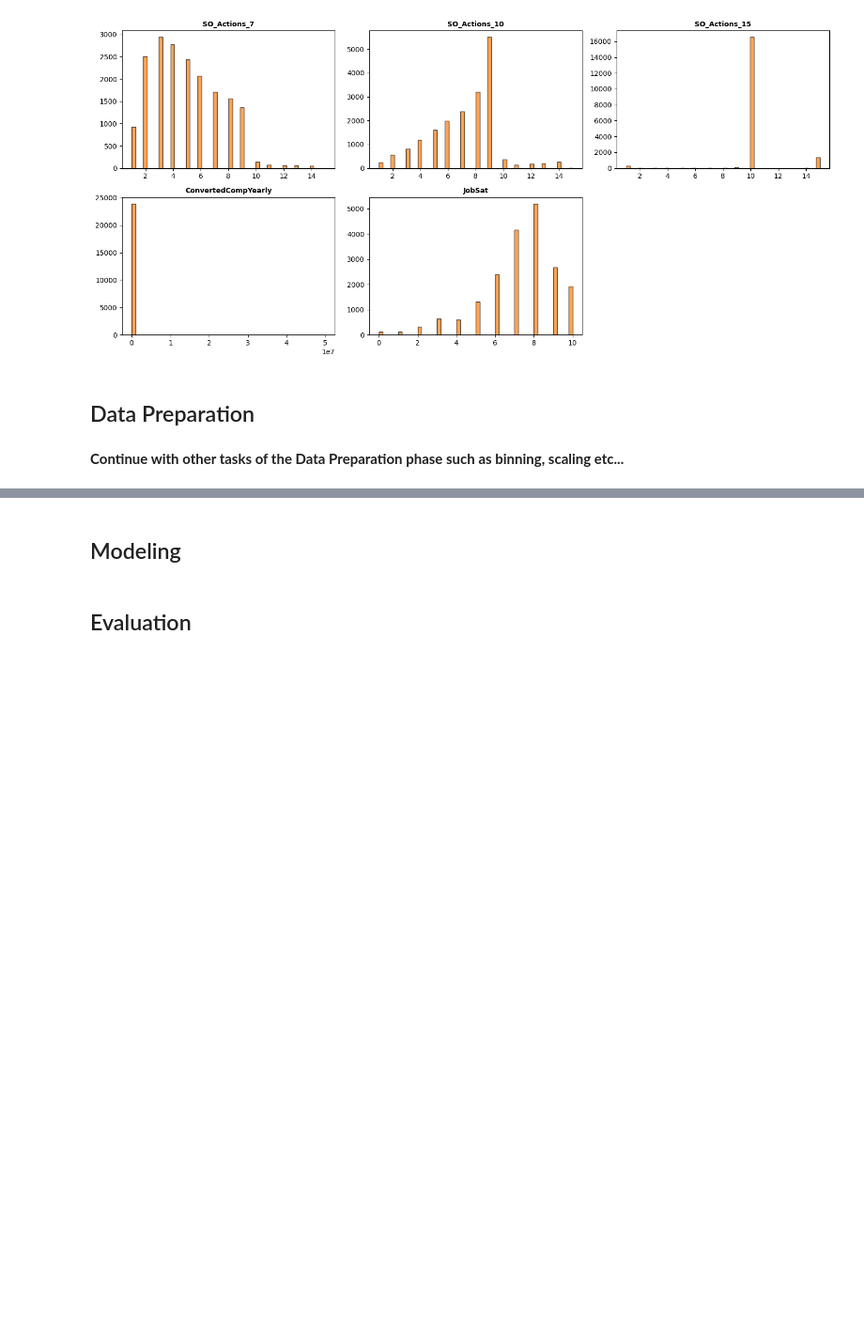
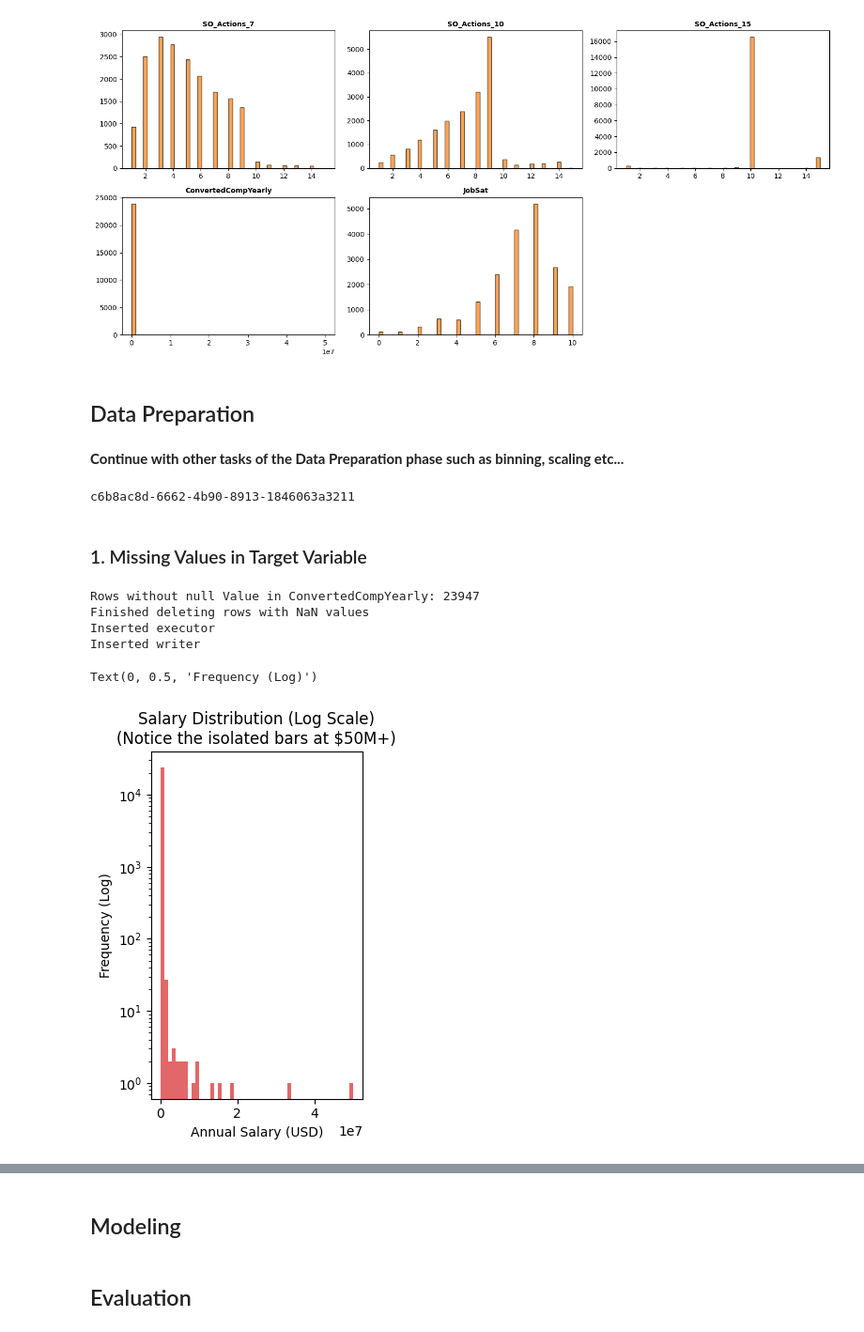
Before and after one commit to jonnyCap/BI---Data-Analytics, a Jupyter notebook: data-analytics-notebook.ipynb, the cells around one changed output, grey strips where cells are left out. Shown at 94% size. Drawn from its saved outputs; the diff is of its cells as text; code cells hidden in the pictures; blank space fills up the shorter version.

Commit message:
Did the first 2 tasks regarding data preparation

```diff
--- a/data-analytics-notebook.ipynb
+++ b/data-analytics-notebook.ipynb
@@ -1188,3 +1188,81 @@ handle_outliers_activity = [
 engine.insert(handle_outliers_activity, prefixes=prefixes)
 # %% [markdown]
 **Continue with other tasks of the Data Preparation phase such as binning, scaling etc...**
+# %%
+# This cell is used only for the creation and afterwards copying uuids in order to be able to fullfill the provenance.
+import uuid
+print(str(uuid.uuid4()))
+# %% [output]
+c6b8ac8d-6662-4b90-8913-1846063a3211
+# %% [markdown]
+### 1. Missing Values in Target Variable
+# %%
+null_values_code_writer = student_b
+def handleNulls(df:pd.DataFrame, outliers_report: dict) -> pd.DataFrame:
+    #df = pd.read_csv('data/stack-overflow-developer-survey-2025/survey_results_public.csv')
+    rowsWithoutNull = df['ConvertedCompYearly'].notna().sum()
+
+    print("Rows without null Value in ConvertedCompYearly: " + str(rowsWithoutNull))
+    cleanedDataset = df.dropna(subset=['ConvertedCompYearly'])
+    cleanedDataset.to_csv("Mav_TestData/output.csv", index=False)
+    print("Finished deleting rows with NaN values")
+
+    return cleanedDataset
+
+start_time_td = now()
+handleNulls(data, outliers_report)
+end_time_td = now()
+
+
+null_value_uuid_executor = "6ec9c276-2320-47bb-aa02-5e250434fd78"
+null_values_executor = [
+    f':handle_outliers prov:qualifiedAssociation :{null_value_uuid_executor} .',
+    f':{null_value_uuid_executor} prov:agent :{executed_by} .',
+    f':{null_value_uuid_executor} rdf:type prov:Association .',
+    f':{null_value_uuid_executor} prov:hadRole :{code_executor_role} .',
+]
+engine.insert(null_values_executor, prefixes=prefixes)
+
+print("Inserted executor")
+
+null_value_uuid_writer = "29549238-43ae-470b-b427-b98b9796ac4d"
+td_comment = """
+Removed all NULL / NaN values in ConvertedCompYearly, as we need these values in order to calculated the average income
+"""
+null_values_activity = [
+    ':handle_outliers rdf:type prov:Activity .',
+    ':handle_outliers sc:isPartOf :data_preparation_phase .',
+    ':handle_outliers rdfs:comment \'Data Preparation\' .',
+    f':handle_outliers rdfs:comment """{td_comment}""" .',
+    f':handle_outliers prov:startedAtTime "{start_time_td}"^^xsd:dateTime .',
+    f':handle_outliers prov:endedAtTime "{end_time_td}"^^xsd:dateTime .',
+    f':handle_outliers prov:qualifiedAssociation :{null_value_uuid_writer} .',
+    f':{null_value_uuid_writer} prov:agent :{null_values_code_writer} .',
+    f':{null_value_uuid_writer} rdf:type prov:Association .',
+    f':{null_value_uuid_writer} prov:hadRole :{code_writer_role} .',
+    ':handle_outliers prov:used :data .',
+    ':handle_outliers prov:used :outlier_decision .',
+    ':cleaned_data rdf:type prov:Entity .',
+    ':cleaned_data prov:wasGeneratedBy :handle_outliers .',
+    ':cleaned_data prov:wasDerivedFrom :data .',
+]
+engine.insert(null_values_activity, prefixes=prefixes)
+
+print("Inserted writer")
+# %% [output]
+Rows without null Value in ConvertedCompYearly: 23947
+Finished deleting rows with NaN values
+Inserted executor
+Inserted writer
+# %%
+#Plot from student a from above --> just taken in order to not always scrole up
+
+plt.subplot(1, 2, 1)
+plt.hist(data['ConvertedCompYearly'].dropna(), bins=50, color='#d62728', alpha=0.7)
+plt.yscale('log')
+plt.title("Salary Distribution (Log Scale)\n(Notice the isolated bars at $50M+)")
+plt.xlabel("Annual Salary (USD)")
+plt.ylabel("Frequency (Log)")
+# %% [output]
+Text(0, 0.5, 'Frequency (Log)')
+[figure, added]
```
Also changed, not shown: parts of 4 cells of this notebook, 3 other files.
